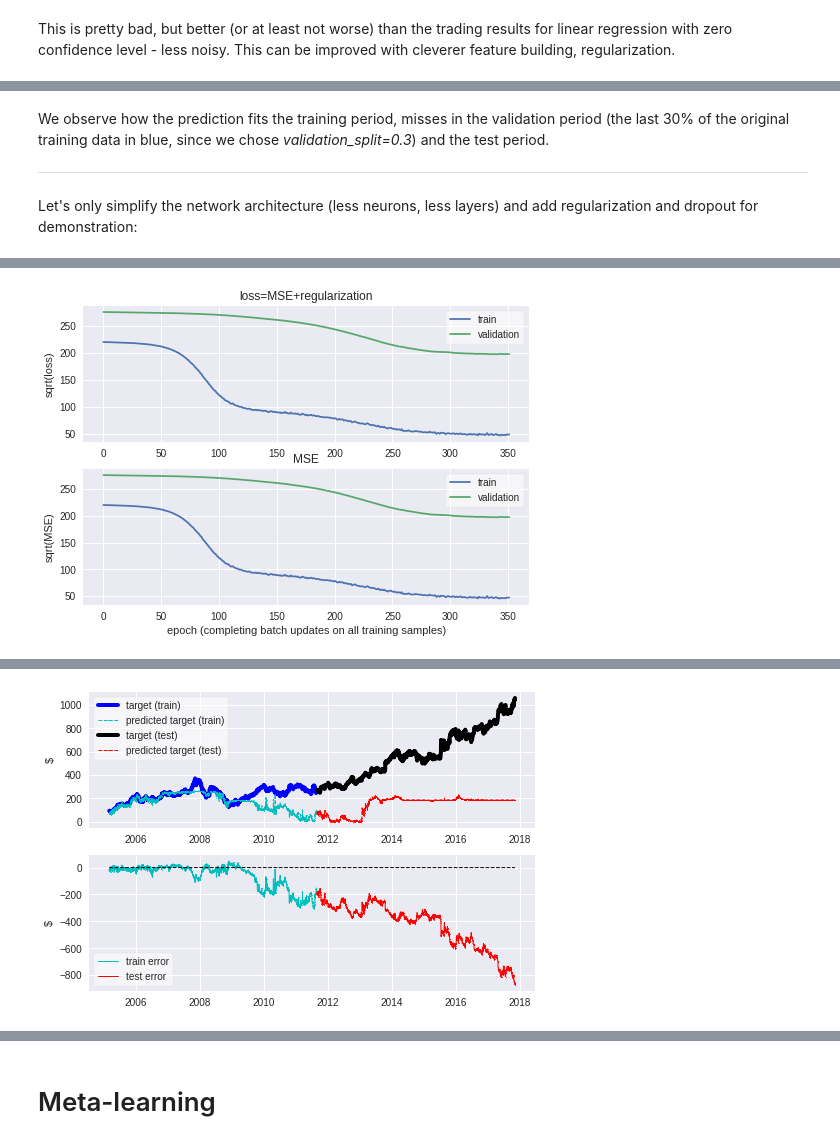
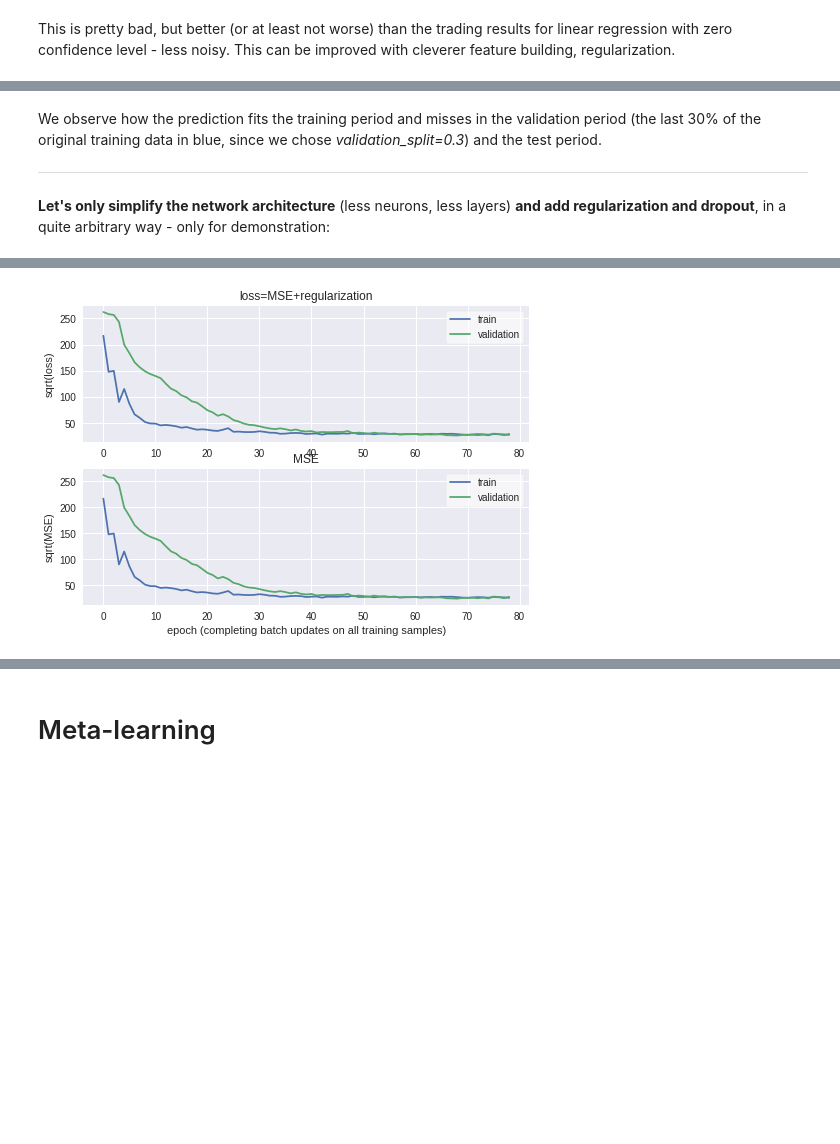
Before and after one commit to Ozziko/AlgoTradingAI, a Jupyter notebook: Oz_Livneh_Algo_Trading_AI.ipynb, the cells around one changed output, grey strips where cells are left out. Drawn from its saved outputs; the diff is of its cells as text; code cells hidden in the pictures; blank space fills up the shorter version.

```diff
--- a/Oz_Livneh_Algo_Trading_AI.ipynb
+++ b/Oz_Livneh_Algo_Trading_AI.ipynb
@@ -953,13 +966,13 @@ I chose parameters in advance to start with over-fitting, then tackle it:
 # %%
 # learning parameters
-batch_size=round(0.2*len(train_test_split_obj.y_train_series))
+batch_size=round(0.1*len(train_test_split_obj.y_train_series)) # number of samples per gradient update
 learning_rate=1e-5
 max_epochs=500
 
-# callback parameters
-validation_split=0.3
-min_dloss_to_stop=0.5**2
-training_patience=10
+# callback parameters - stops training when a monitored quantity (val_loss) has stopped improving
+validation_split=0.3 # fraction of the training data to be used as validation data at the end of each epoch, selected from the end of the data
+min_dloss_to_stop=0.5**2 # minimum abs change in the monitored quantity to qualify as an improvement
+training_patience=10 # number of epochs with no improvement after which training will be stopped
 
 # optional- building optimizer externally
 import tensorflow as tf
@@ -977,8 +990,8 @@ model.add(keras.layers.Dense(50, activation='relu'))
 model.add(keras.layers.Dense(1))
 # ------------------ end of inputs ------------------
 
-regression_obj=OzML.regerssion_deep(train_test_split_obj)
-regression_obj.train_NN(model,max_epochs=max_epochs,
+regression_obj=OzML.regression_deep(train_test_split_obj)
+regression_obj.train_NN(model,optimizer,max_epochs=max_epochs,
     batch_size=batch_size,learning_rate=learning_rate,
     validation_split=validation_split,training_patience=training_patience,
     min_dloss_to_stop=min_dloss_to_stop,verbose=0)
@@ -1004,9 +1019,11 @@ regression_obj.plot_prediction(thick_linewidth=4,thin_linewidth=1,
 # %% [markdown]
-We observe how the prediction fits the training period, misses in the validation period (the last 30% of the original training data in blue, since we chose *validation_split=0.3*) and the test period.
+We observe how the prediction fits the training period and misses in the validation period (the last 30% of the original training data in blue, since we chose *validation_split=0.3*) and the test period.
 
 ---
-Let's only simplify the network architecture (less neurons, less layers) and add regularization and dropout for demonstration:
+**Let's only simplify the network architecture** (less neurons, less layers) **and add regularization and dropout**, in a quite arbitrary way - only for demonstration:
 # %%
+learning_rate=5e-4
+
 model=keras.Sequential()
 model.add(keras.layers.Dense(10,
     input_shape=(len(train_test_split_obj.X_train_df.columns),),
@@ -1014,19 +1031,13 @@ model.add(keras.layers.Dense(10,
 model.add(keras.layers.Dropout(rate=0.3,seed=1))
 model.add(keras.layers.Dense(10, activation='relu'))
 model.add(keras.layers.Dense(1,
-                 kernel_regularizer=keras.regularizers.l1_l2(l1=0.1,l2=0.6)))
+                 kernel_regularizer=keras.regularizers.l1_l2(l1=0.1,l2=0.7)))
 # ------------------ end of inputs ------------------
 
-# training
-regression_obj=OzML.regerssion_deep(train_test_split_obj)
+regression_obj=OzML.regression_deep(train_test_split_obj)
 regression_obj.train_NN(model,max_epochs=max_epochs,
     batch_size=batch_size,learning_rate=learning_rate,
     validation_split=validation_split,training_patience=training_patience,
     min_dloss_to_stop=min_dloss_to_stop,verbose=0)
 regression_obj.plot_training()
-
-# plotting prediction
-regression_obj.predict()
-regression_obj.plot_prediction(thick_linewidth=4,thin_linewidth=1,markersize=2,
-                               rolling_window=0);
 # %% [output]
@@ -1036 +1047 @@ regression_obj.plot_prediction(thick_linewidth=4,thin_linewidth=1,markersize=2,
-[figure, old version]
+[figure, new version]
@@ -1040 +1047,0 @@ regression_obj.plot_prediction(thick_linewidth=4,thin_linewidth=1,markersize=2,
-[figure, removed]
```
Also changed, not shown: parts of 51 cells of this notebook.
